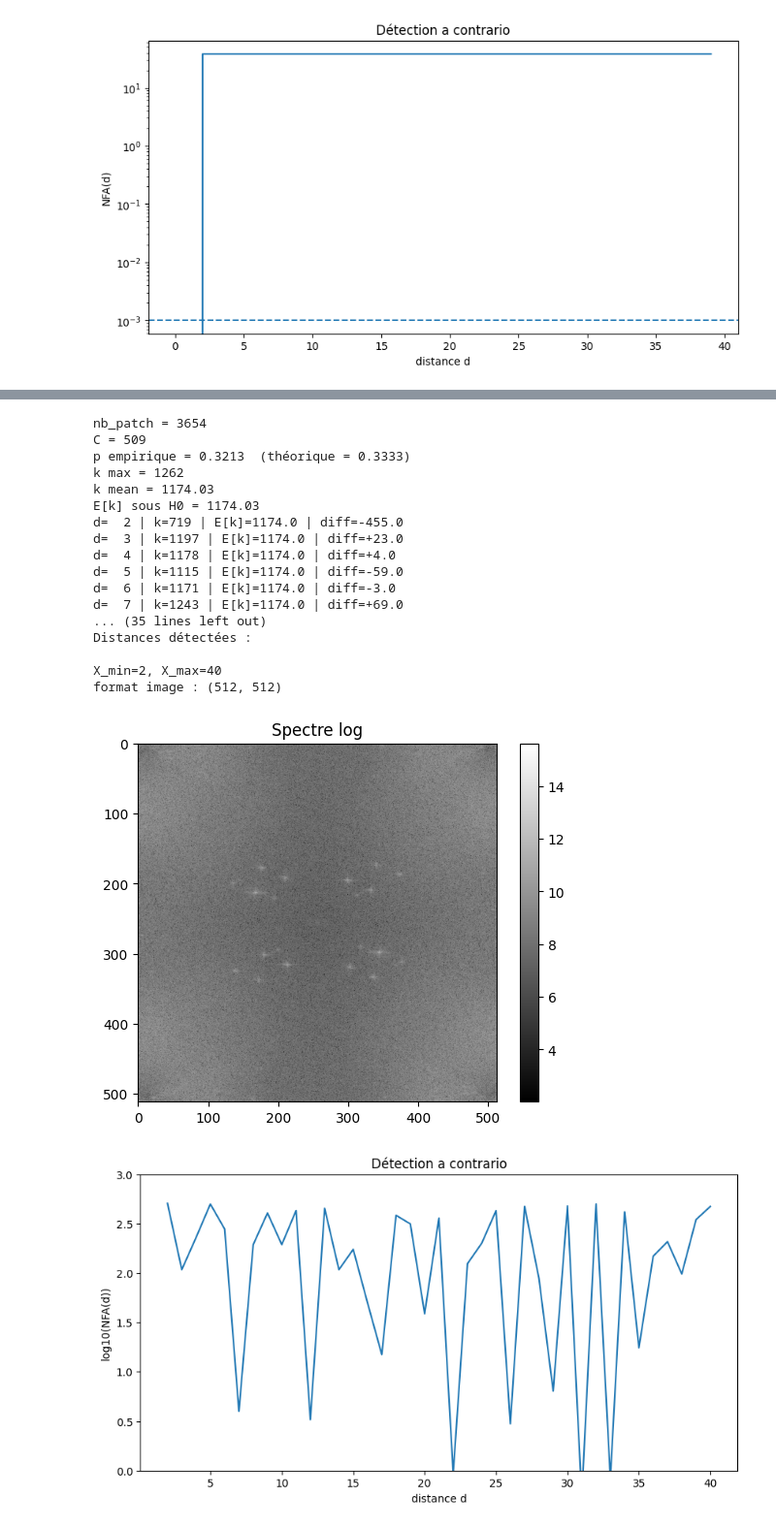
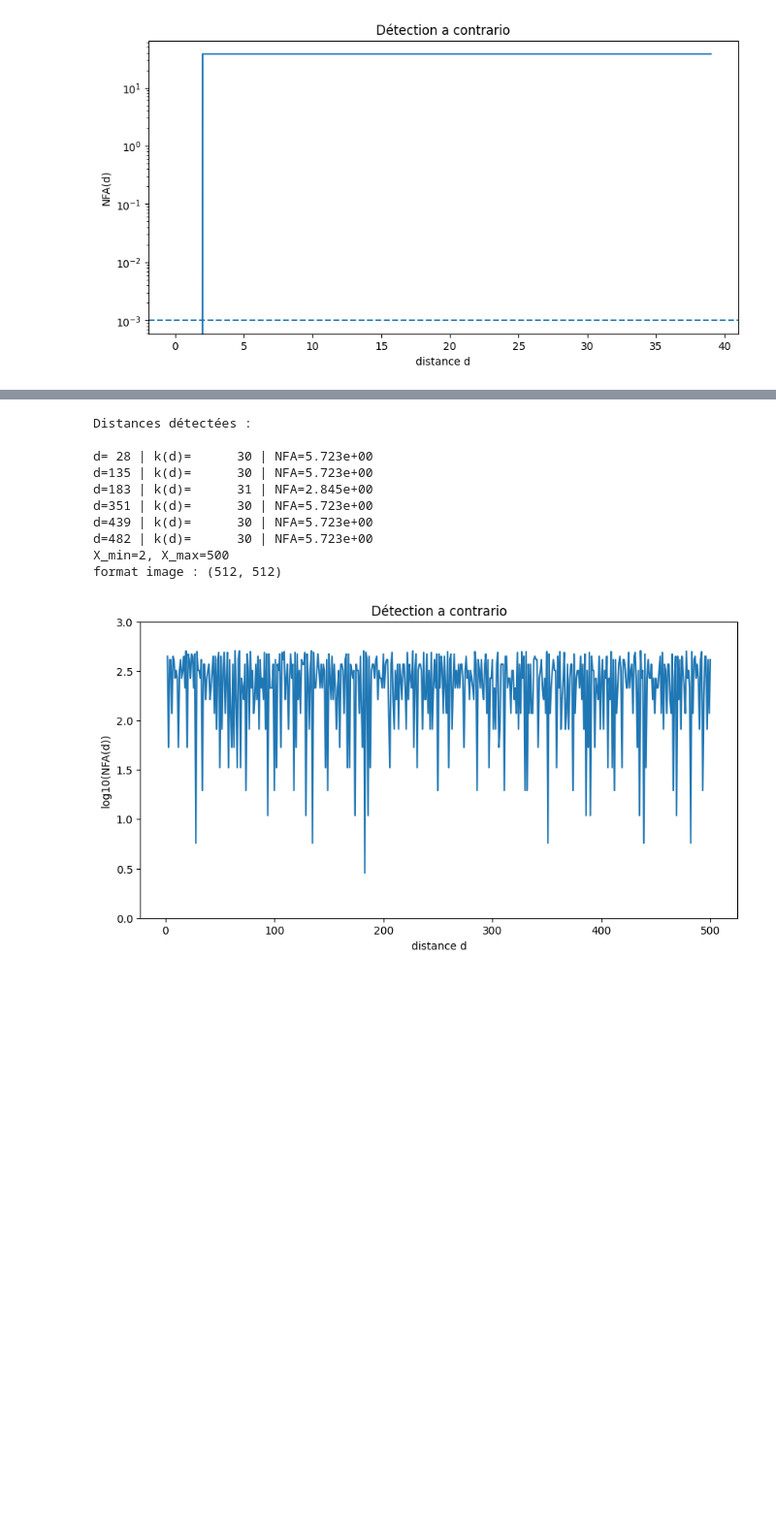
Before and after one commit to Bonbia/IM206, a Jupyter notebook: nfa.ipynb, the cells around one changed output, grey strips where cells are left out. Shown at 97% size. Saved outputs shown, nothing was run; the diff lists cells and outputs as text; code cells hidden in the pictures; blank space fills up the shorter version.

Commit message:
Increase DMAX value to 500 and import ranktransform from Prétraitement

```diff
--- a/nfa.ipynb
+++ b/nfa.ipynb
@@ -20,7 +20,7 @@ DMAX = 40
 EPSILON = 1e-3
 step=8
 # %%
-img = cv2.imread("/home/julesaout2003/informarctique/2A/IMA/S2/modèle_generatif/Projet/IM206/IMG InPut/babbon.png", cv2.IMREAD_GRAYSCALE)
+img = cv2.imread("/home/julesaout2003/informarctique/2A/IMA/S2/modèle_generatif/Projet/IM206/IMG_InPut/babbon.png", cv2.IMREAD_GRAYSCALE)
 
 if img is None:
     raise ValueError("Image introuvable")
@@ -171,11 +171,11 @@ from scipy.stats import binom
 
 PATCH_SIZE = 8
 R = 1
-DMAX = 40
+DMAX = 500
 EPSILON = 10
 step = PATCH_SIZE
 
-img = cv2.imread("/home/julesaout2003/informarctique/2A/IMA/S2/modèle_generatif/Projet/IM206/IMG InPut/babbon.png", cv2.IMREAD_GRAYSCALE)
+img = cv2.imread("/home/julesaout2003/informarctique/2A/IMA/S2/modèle_generatif/Projet/IM206/IMG_InPut/babbon.png", cv2.IMREAD_GRAYSCALE)
 if img is None:
     raise ValueError("Image introuvable")
 h, w = img.shape
@@ -221,7 +221,7 @@ for y in range(0, patches_y_max, step):
             is_max = int(rho[i] == np.max(Nr))
             all_is_max.append(is_max)
             k[d] += is_max
-
+"""
 p = np.mean(all_is_max)
 print(f"nb_patch = {nb_patch}")
 print(f"C = {C}")
@@ -229,25 +229,25 @@ print(f"p empirique = {p:.4f}  (théorique = {1/(2*R+1):.4f})")
 print(f"k max = {np.max(k[X_min:X_max+1]):.0f}")
 print(f"k mean = {np.mean(k[X_min:X_max+1]):.2f}")
 print(f"E[k] sous H0 = {nb_patch * p:.2f}")
-
+"""
 NFA = np.zeros(X_max + 1)
 for d in range(X_min, X_max + 1):
     proba = binom.sf(int(k[d]) - 1, nb_patch, p)
     NFA[d] = C * proba
-for d in range(X_min, X_max+1):
+"""for d in range(X_min, X_max+1):
     print(f"d={d:3d} | k={k[d]:.0f} | E[k]={nb_patch*p:.1f} | diff={k[d]-nb_patch*p:+.1f}")
-print(f"NFA min = {np.min(NFA[X_min:X_max+1]):.3e}")
+print(f"NFA min = {np.min(NFA[X_min:X_max+1]):.3e}")"""
 print("\nDistances détectées :\n")
 for d in range(X_min, X_max + 1):
     if NFA[d] < EPSILON:
         print(f"d={d:3d} | k(d)={k[d]:8.0f} | NFA={NFA[d]:.3e}")
 print(f"X_min={X_min}, X_max={X_max}")
 print(f"format image : {img.shape}")
-# affiche le spectre pour voir si les pics sont là
+"""
 plt.imshow(np.log(1 + np.abs(F)), cmap='gray')
 plt.colorbar()
 plt.title("Spectre log")
-plt.show()
+plt.show()"""
 plt.figure(figsize=(10, 5))
 plt.plot(range(X_min, X_max + 1), np.log10(NFA[X_min:X_max + 1]))
 plt.ylim(0,3)
@@ -283,16 +266,16 @@ from scipy.stats import binom
 
 PATCH_SIZE = 8
 R = 1
-DMAX = 40
-EPSILON = 1e-3
+DMAX = 500
+EPSILON = 10
 step = PATCH_SIZE
 
-img = cv2.imread("/home/julesaout2003/informarctique/2A/IMA/S2/modèle_generatif/Projet/IM206/IMG InPut/babbon.png", cv2.IMREAD_GRAYSCALE)
+img = cv2.imread("/home/julesaout2003/informarctique/2A/IMA/S2/modèle_generatif/Projet/IM206/IMG_InPut/babbon.png", cv2.IMREAD_GRAYSCALE)
 if img is None:
     raise ValueError("Image introuvable")
 h, w = img.shape
-img = cv2.resize(img, (int(w*1.3), int(h*1.3)), interpolation=cv2.INTER_CUBIC)
-img = cv2.resize(img, (w, h), interpolation=cv2.INTER_CUBIC)
+"""img = cv2.resize(img, (int(w*1.3), int(h*1.3)), interpolation=cv2.INTER_CUBIC)
+img = cv2.resize(img, (w, h), interpolation=cv2.INTER_CUBIC)"""
 img = img.astype(np.float32)
 img = ranktransform(img)
 F = np.fft.fft2(img)
@@ -335,55 +318,48 @@ for y in range(0, patches_y_max, step):
             k[d] += is_max
 
 p = np.mean(all_is_max)
+"""
 print(f"nb_patch = {nb_patch}")
 print(f"C = {C}")
 print(f"p empirique = {p:.4f}  (théorique = {1/(2*R+1):.4f})")
 print(f"k max = {np.max(k[X_min:X_max+1]):.0f}")
 print(f"k mean = {np.mean(k[X_min:X_max+1]):.2f}")
-print(f"E[k] sous H0 = {nb_patch * p:.2f}")
+print(f"E[k] sous H0 = {nb_patch * p:.2f}")"""
 
 NFA = np.zeros(X_max + 1)
 for d in range(X_min, X_max + 1):
     proba = binom.sf(int(k[d]) - 1, nb_patch, p)
     NFA[d] = C * proba
-for d in range(X_min, X_max+1):
+"""for d in range(X_min, X_max+1):
     print(f"d={d:3d} | k={k[d]:.0f} | E[k]={nb_patch*p:.1f} | diff={k[d]-nb_patch*p:+.1f}")
-print(f"NFA min = {np.min(NFA[X_min:X_max+1]):.3e}")
+print(f"NFA min = {np.min(NFA[X_min:X_max+1]):.3e}")"""
 print("\nDistances détectées :\n")
 for d in range(X_min, X_max + 1):
     if NFA[d] < EPSILON:
         print(f"d={d:3d} | k(d)={k[d]:8.0f} | NFA={NFA[d]:.3e}")
 print(f"X_min={X_min}, X_max={X_max}")
 print(f"format image : {img.shape}")
-# affiche le spectre pour voir si les pics sont là
-plt.imshow(np.log(1 + np.abs(F)), cmap='gray')
+
+"""plt.imshow(np.log(1 + np.abs(F)), cmap='gray')
 plt.colorbar()
 plt.title("Spectre log")
-plt.show()
+plt.show()"""
 plt.figure(figsize=(10, 5))
 plt.plot(range(X_min, X_max + 1), np.log10(NFA[X_min:X_max + 1]))
 plt.ylim(0,3)
 plt.xlabel("distance d")
 plt.ylabel("log10(NFA(d))")
 plt.title("Détection a contrario")
 plt.show()
 # %% [output]
-nb_patch = 3654
-C = 509
-p empirique = 0.3213  (théorique = 0.3333)
-k max = 1262
-k mean = 1174.03
-E[k] sous H0 = 1174.03
-d=  2 | k=719 | E[k]=1174.0 | diff=-455.0
-d=  3 | k=1197 | E[k]=1174.0 | diff=+23.0
-d=  4 | k=1178 | E[k]=1174.0 | diff=+4.0
-d=  5 | k=1115 | E[k]=1174.0 | diff=-59.0
-d=  6 | k=1171 | E[k]=1174.0 | diff=-3.0
-d=  7 | k=1243 | E[k]=1174.0 | diff=+69.0
-... (35 lines left out)
 Distances détectées :
 
-X_min=2, X_max=40
+d= 28 | k(d)=      30 | NFA=5.723e+00
+d=135 | k(d)=      30 | NFA=5.723e+00
+d=183 | k(d)=      31 | NFA=2.845e+00
+d=351 | k(d)=      30 | NFA=5.723e+00
+d=439 | k(d)=      30 | NFA=5.723e+00
+d=482 | k(d)=      30 | NFA=5.723e+00
+X_min=2, X_max=500
 format image : (512, 512)
-[figure, old version]
+[figure, new version]
-[figure, removed]
```
Also changed, not shown: parts of 1 cell of this notebook, 1 other file.
